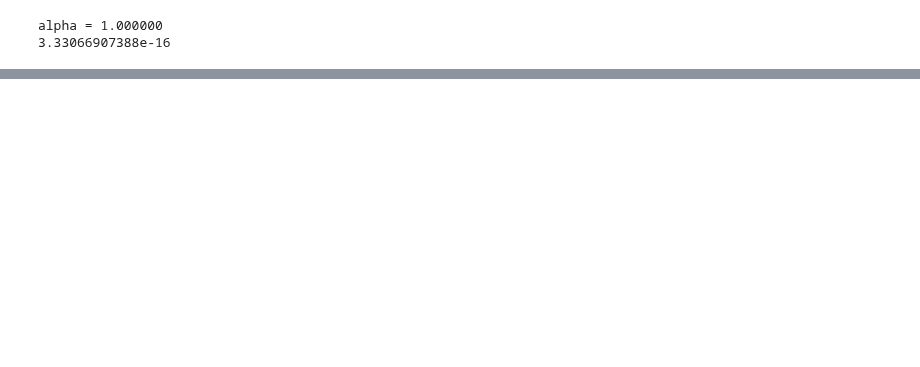
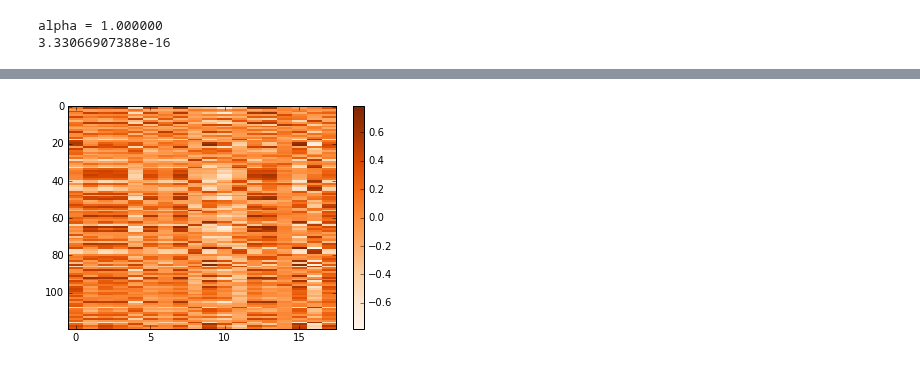
Before and after one commit to Naveed1842/Capstone, a Jupyter notebook: Lasso with feature normalization - NTA level.ipynb, the cells around one changed output, grey strips where cells are left out. Drawn from its saved outputs; the diff is of its cells as text; code cells hidden in the pictures; blank space fills up the shorter version.

```diff
--- a/Lasso with feature normalization - NTA level.ipynb
+++ b/Lasso with feature normalization - NTA level.ipynb
@@ -400,0 +514,4 @@ results_frame.sort('R2',ascending=False)
+# %%
+#Grouping by Neighborhoods and creating a new frame
+calls_by_type_nta=complete_2014m.groupby('Neighborhood').sum().reset_index().drop(['Unnamed: 0_x','Unnamed: 0_y','BoroCT2010'],axis=1)
+calls_by_type_nta.head()
@@ -400,0 +526,3 @@ results_frame.sort('R2',ascending=False)
+# %%
+#Importing the attributes (demographic characteristics) per NTA
+attributes_nta=pd.read_csv('Demographics and 311 calls merged by NTA - Normalized.csv')
@@ -400,0 +542,6 @@ results_frame.sort('R2',ascending=False)
+# %%
+#Defining the dependent and independent variables and merging them into a singe frame
+regressors=attributes_nta.columns[2:15].union(attributes_nta.columns[17:22])
+types_of_calls=calls_by_type_nta.columns[1:]
+callsbytype_attributes=pd.merge(attributes_nta,calls_by_type_nta,on='Neighborhood')
+len(callsbytype_attributes)
@@ -400,0 +550,17 @@ results_frame.sort('R2',ascending=False)
+# %%
+#Calculating the correlations between features and number of calls
+#by types for all types of complaints
+correlations = pd.DataFrame(index=types_of_calls, columns=regressors)
+for typeof in types_of_calls:
+    A2=np.append(np.append(np.append(regressors,typeof),'Neighborhood'),'Total Population')
+    myframe11=callsbytype_attributes[A2].dropna()
+    myframe1=myframe11[myframe11[typeof]>0]
+    if len(myframe1)>80:
+        X=myframe1[regressors]
+        Y=myframe1[typeof]/myframe1['Total Population']
+        X[typeof]=Y
+        Neighcorr = X.corr(method='pearson', min_periods=1)
+        for regres in regressors:
+            corr_coef=Neighcorr[typeof][:18]
+            correlations.loc[typeof,regres]=np.float32(corr_coef[regres])
+correlations.dropna(inplace=True)
@@ -400,0 +594,13 @@ results_frame.sort('R2',ascending=False)
+# %%
+#Creating a heath plot of the correlations
+matrix=correlations.as_matrix()
+fig = plt.figure()
+ax = fig.add_subplot(1,1,1)
+ax.set_aspect('equal')
+#plt.imshow(matrix.astype(np.float32))
+plt.imshow(matrix.astype(np.float32), interpolation='nearest', cmap=plt.cm.Oranges,
+          aspect='auto')
+plt.colorbar()
+plt.show()
+# %% [output]
+[figure, added]
```
Also changed, not shown: parts of 92 cells of this notebook.
